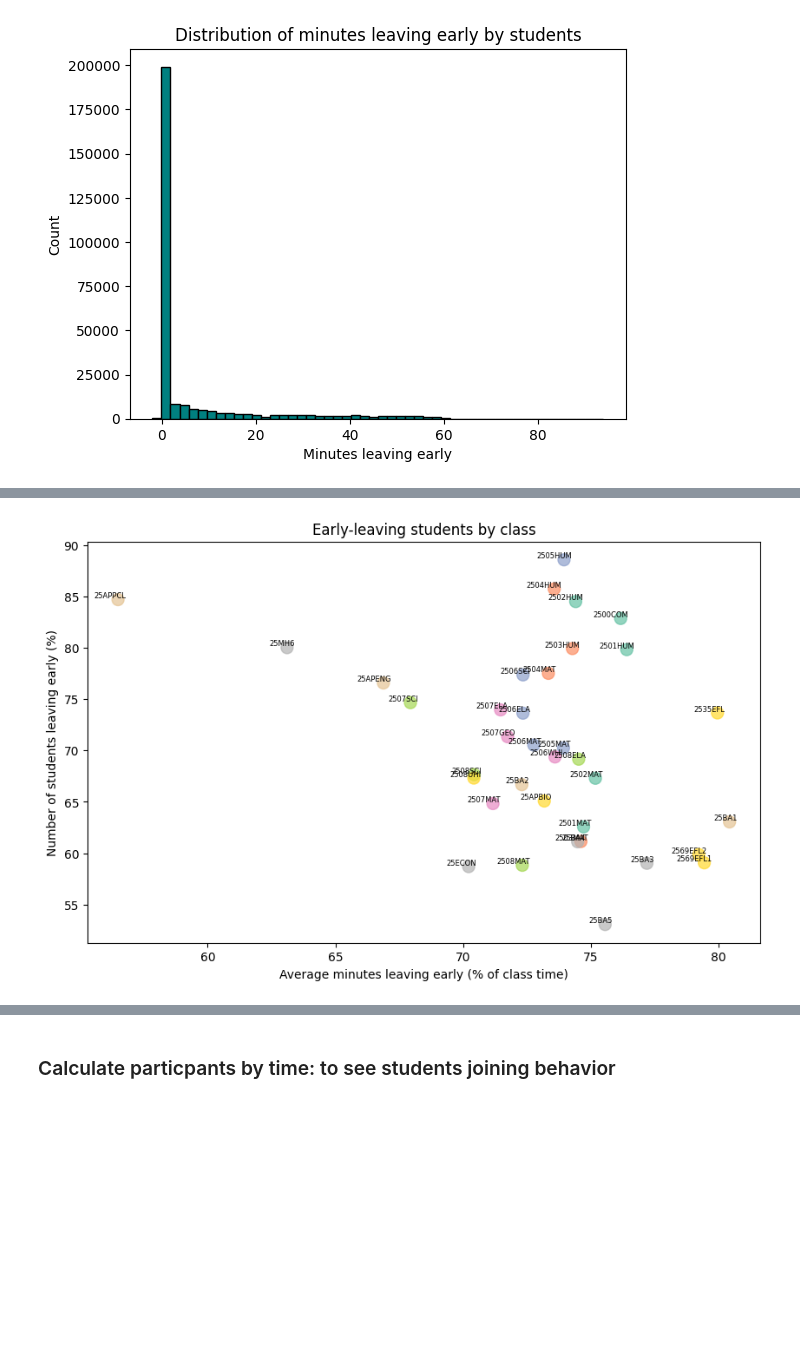
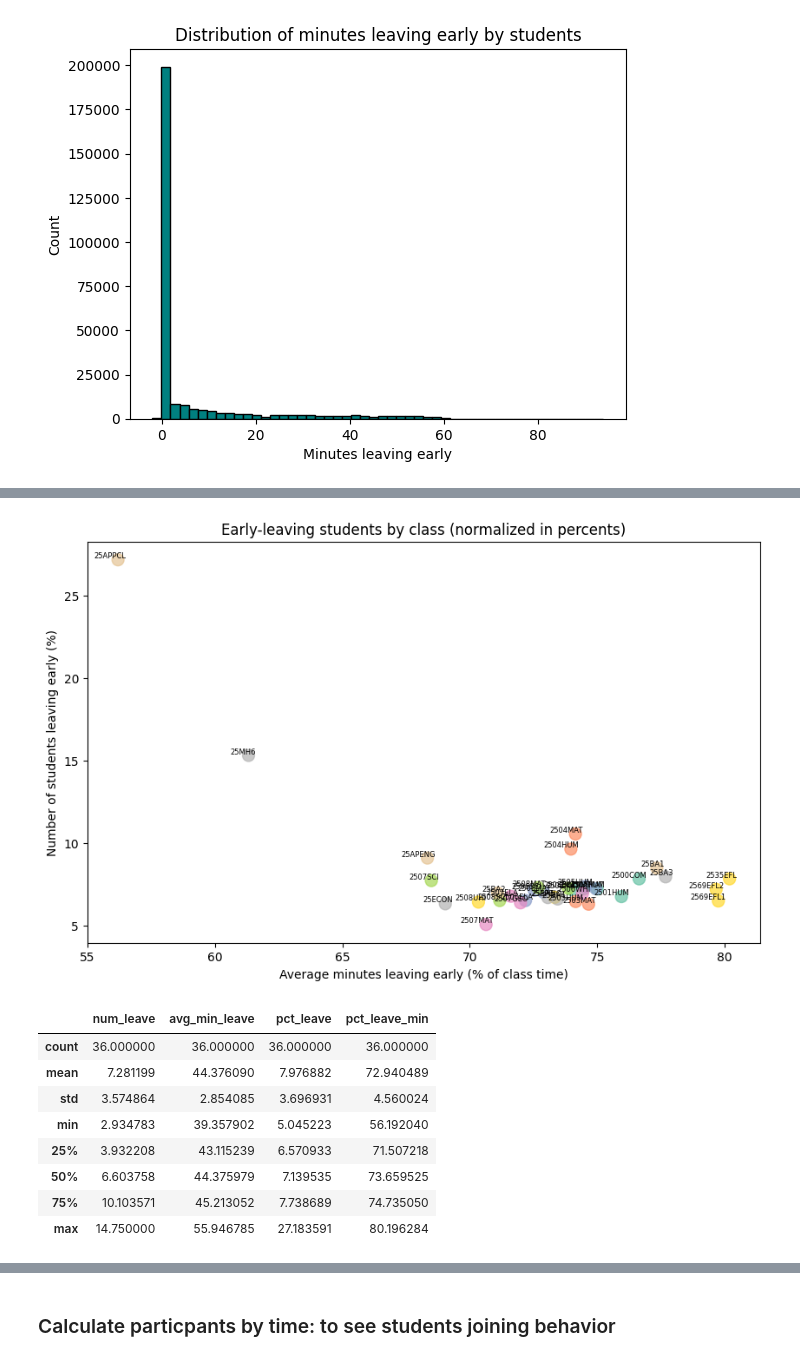
Before and after one commit to tthvan/Customer-Retention-Analysis, a Jupyter notebook: cleanin.ipynb, the cells around one changed output, grey strips where cells are left out. Saved outputs shown, nothing was run; the diff lists cells and outputs as text; code cells hidden in the pictures; blank space fills up the shorter version.

```diff
--- a/cleanin.ipynb
+++ b/cleanin.ipynb
@@ -691,19 +717,31 @@ plt.show()
 # %%
 plt.figure(figsize=(10,6))
 scatter = plt.scatter(
-    leave_stats['pct_leave_minutes'],
-    leave_stats['pct_leave'],
-    c=range(len(leave_stats)),
+    leave_stats_by_class['pct_leave_min'],
+    leave_stats_by_class['pct_leave'],
+    c=range(len(leave_stats_by_class)),
     cmap='Set2',
     s=100,
     alpha=0.7
 )
-for i, row in leave_stats.iterrows():
-    plt.text(row['pct_leave_minutes']+0.3, row['pct_leave'], row['Topic'], fontsize=6, ha='right', va='bottom')
+for i, row in leave_stats_by_class.iterrows():
+    plt.text(row['pct_leave_min']+0.3, row['pct_leave'], row['Topic'], fontsize=6, ha='right', va='bottom')
 
 plt.xlabel('Average minutes leaving early (% of class time)')
 plt.ylabel('Number of students leaving early (%)')
-plt.title('Early-leaving students by class')
+plt.title('Early-leaving students by class (normalized in percents)')
 plt.show()
 # %% [output]
-[figure, old version]
+[figure, new version]
+# %%
+leave_stats_by_class.describe()
+# %% [output]
+|  | num_leave | avg_min_leave | pct_leave | pct_leave_min |
+| count | 36.000000 | 36.000000 | 36.000000 | 36.000000 |
+| mean | 7.281199 | 44.376090 | 7.976882 | 72.940489 |
+| std | 3.574864 | 2.854085 | 3.696931 | 4.560024 |
+| min | 2.934783 | 39.357902 | 5.045223 | 56.192040 |
+| 25% | 3.932208 | 43.115239 | 6.570933 | 71.507218 |
+| 50% | 6.603758 | 44.375979 | 7.139535 | 73.659525 |
+| 75% | 10.103571 | 45.213052 | 7.738689 | 74.735050 |
+| max | 14.750000 | 55.946785 | 27.183591 | 80.196284 |
```
Also changed, not shown: parts of 13 cells of this notebook.
